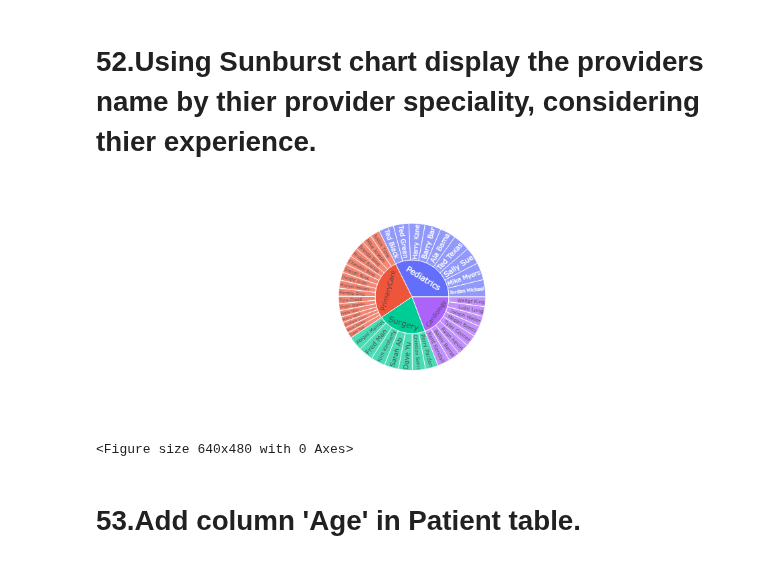
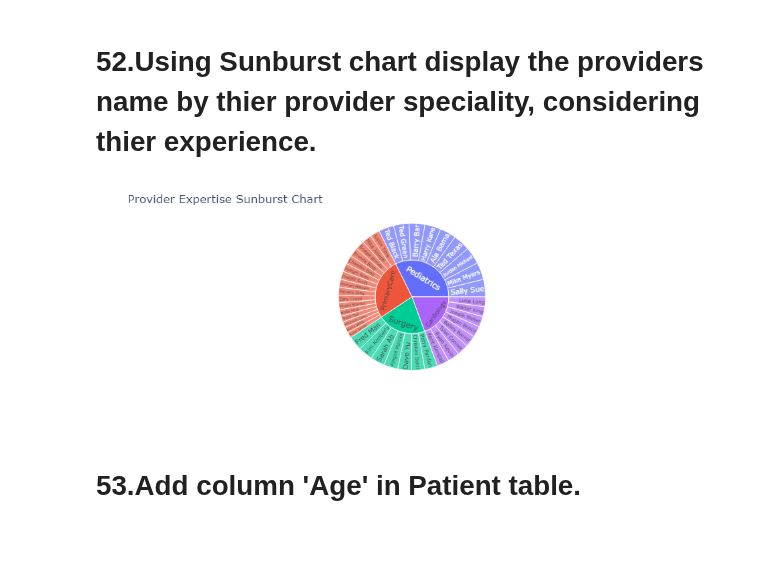
Before and after one commit to Amitha-sridhar/Py-Coders, a Jupyter notebook: PY-Coders.ipynb, the cells around one changed output. Cells and saved outputs as stored; diff of their text form; code cells hidden in the pictures.

```diff
--- a/PY-Coders.ipynb
+++ b/PY-Coders.ipynb
@@ -915,20 +915,19 @@ AFTER:
 # %% [markdown]
 # 52.Using Sunburst chart display the providers name by thier provider speciality, considering thier experience.
 # %%
-#amb_visits['DateofVisit']=pd.to_datetime(amb_visits['DateofVisit'])
-#amb_visits['DateofVisityear']=amb_visits['DateofVisit'].dt.year
+# Calculate the expertise by subtracting ProviderDateOnStaff from the current date
+current_date = pd.to_datetime('2023-08-13')
 providers['ProviderDateOnStaff'] = pd.to_datetime(providers['ProviderDateOnStaff'])
-providers['ProviderDateOnStaffyear'] = providers['ProviderDateOnStaff'].dt.year
-providers['Experience'] = currentyear - providers['ProviderDateOnStaffyear']
+providers['Expertise'] = (current_date - providers['ProviderDateOnStaff']).dt.days
 
-fig = px.sunburst(providers, path=['ProviderSpecialty', 'ProviderName'], values='Experience')
+grouped = providers.groupby(['ProviderSpecialty', 'ProviderName'])['Expertise'].sum().reset_index()
+
+fig = px.sunburst(grouped, path=['ProviderSpecialty', 'ProviderName'], values='Expertise')
+
+fig.update_layout(title="Provider Expertise Sunburst Chart")
 fig.show()
-plt.figure()
-plt.tight_layout()
-plt.show()
 # %% [output]
-[figure, old version]
+[figure, new version]
-<Figure size 640x480 with 0 Axes>
 # %% [markdown]
 # 53.Add column 'Age' in Patient table.
 # %%
```
Also changed, not shown: 2 other files.
